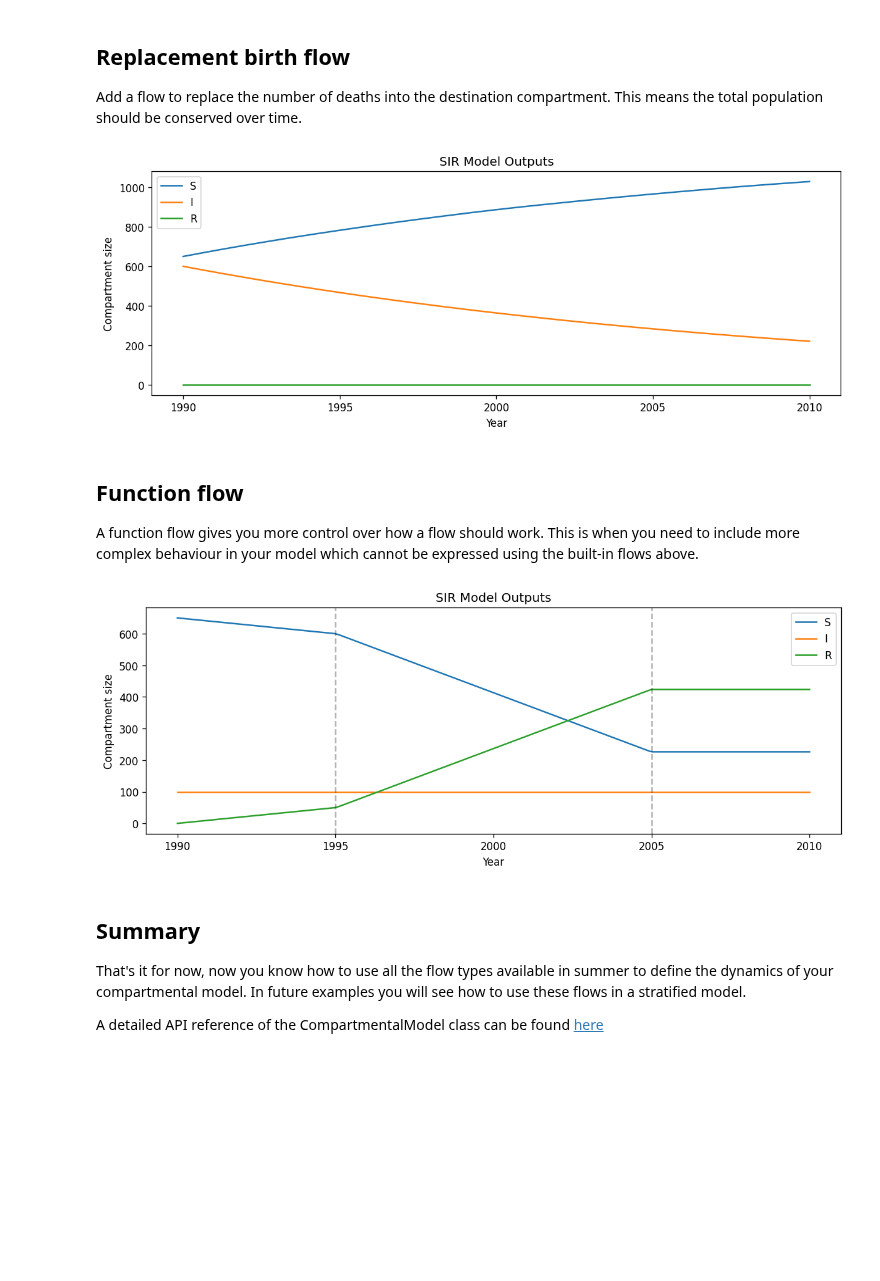
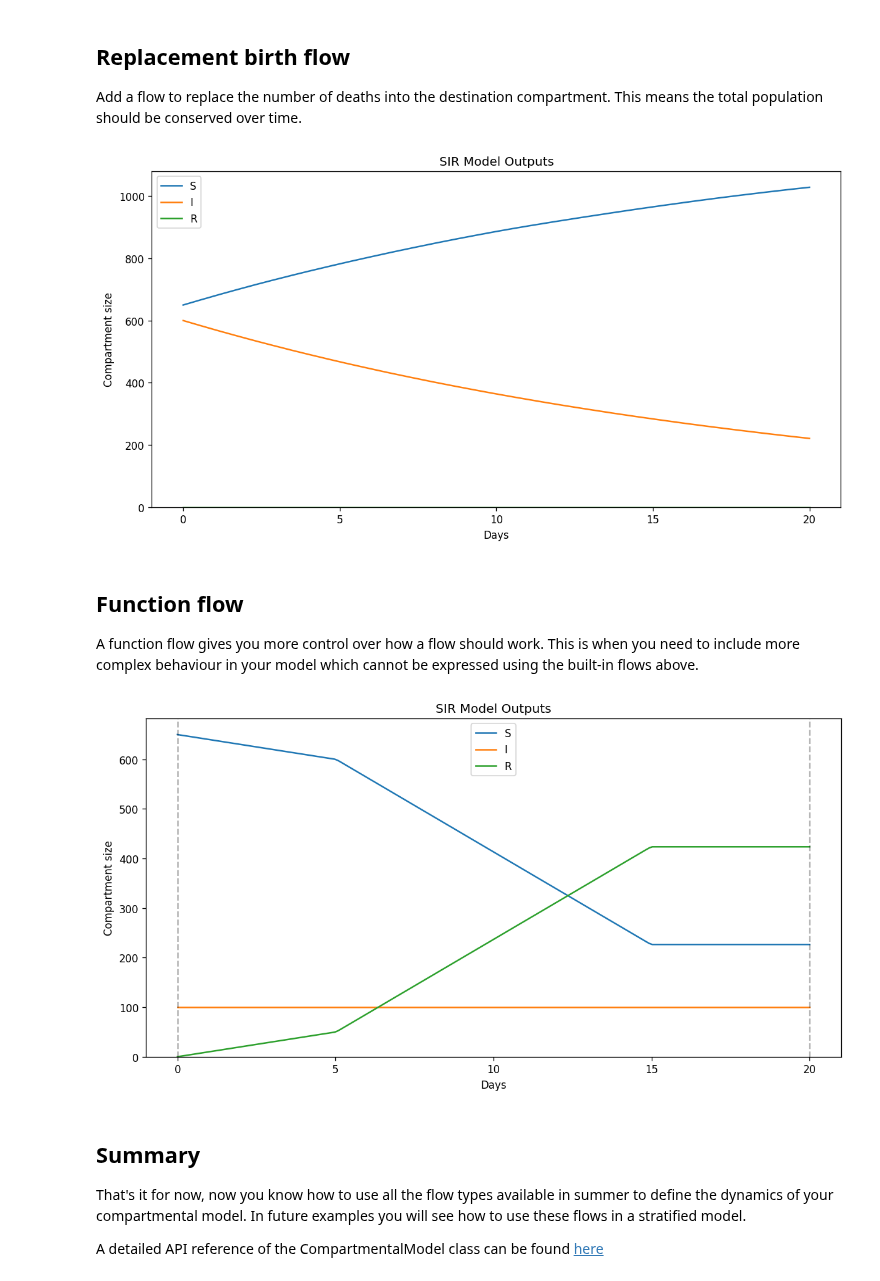
Before and after one commit to monash-emu/summer, a Jupyter notebook: docs/examples/3-flow-types.ipynb, the cells around one changed output. Cells and saved outputs as stored; diff of their text form; code cells hidden in the pictures; blank space fills up the shorter version.

```diff
--- a/docs/examples/3-flow-types.ipynb
+++ b/docs/examples/3-flow-types.ipynb
@@ -23,7 +23,7 @@ from summer import CompartmentalModel
 def build_model():
     """Returns a new SIR model"""
     return CompartmentalModel(
-        times=[1990, 2010],
+        times=[0, 20],
         compartments=["S", "I", "R"],
         infectious_compartments=["I"],
         timestep=0.1,
@@ -39,8 +39,9 @@ def plot_compartments(model, times=[]):
         ax.axvline(x=t, color='k', linestyle='--', alpha=0.3)
 
     ax.set_title("SIR Model Outputs")
-    ax.set_xlabel("Year")
+    ax.set_xlabel("Days")
     ax.set_ylabel("Compartment size")
+    ax.set_ylim(bottom=0)
     ax.legend(["S", "I", "R"])
     start, end = ax.get_xlim()
     ax.xaxis.set_ticks(np.arange(start + 1, end, 5))
@@ -234,13 +235,13 @@ model.set_initial_population(distribution={"S": 650, "I": 600, "R": 0})
 # 5% of the infected population die per year due to infection.
 model.add_death_flow("infection_death", death_rate=0.05, source="I")
 
-# 6 infected people arrive per year.
+# The infected people who have died arrive back in the susceptible compartment.
 model.add_replacement_birth_flow("births", dest="S")
 
 model.run()
 plot_compartments(model)
 # %% [output]
-[figure, old version]
+[figure, new version]
 # %% [markdown]
 ## Function flow
 
@@ -248,40 +249,40 @@ A function flow gives you more control over how a flow should work. This is when
 # %%
 model = build_model()
 model.set_initial_population(distribution={"S": 650, "I": 100, "R": 0})
 
 def get_vaccination_flow_rate(flow, comp_names, comp_vals, flows, flow_rates, time):
     """
     Returns the flow-rate of susceptible people who get vaccinated and become recovered.
 
     Args:
         flow: The flow object being run
         comp_names: List of compartment names (Compartment)
         comp_vals: Array of compartment values at this timestep
         flows: List of flow objects (used to calculate flow rates)
         flow_rates: Calculated flow rate for each non-function flow at this timestep
         time: Current timestep
 
     Returns: The flow rate (float)
     """
-    if time < 1995:
-        # Vaccinate 10 people per year until 1995
+    if time < 5:
+        # Vaccinate 10 people per day until day 5
         return 10
-    elif 1995 < time < 2005:
-        # Vaccinate 5% of total population until 2005
+    elif 5 < time < 15:
+        # Vaccinate 5% of the total population per day until day 15
         return 0.05 * comp_vals.sum()
     else:
-        # After 2005 stop vaccinations, because we ran out of money
+        # After day 15 stop vaccinations, because we ran out of money
         return 0
 
 
 # Use a custom function to model vaccinations
 model.add_function_flow("vacinnation", flow_rate_func=get_vaccination_flow_rate, source="S", dest="R")
 
 # Use Runge-Kutta 4 solver to better capture sharp discontinuity.
 model.run(solver="rk4")
-plot_compartments(model, times=[1995, 2005])
+plot_compartments(model, times=[0, 20])
 # %% [output]
-[figure, old version]
+[figure, new version]
 # %% [markdown]
 ## Summary
 
```
Also changed, not shown: parts of 15 cells of this notebook, 4 other files.
